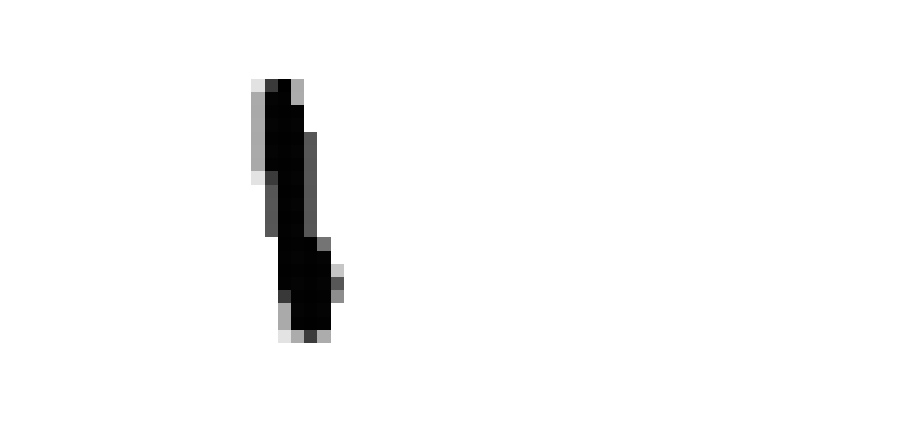
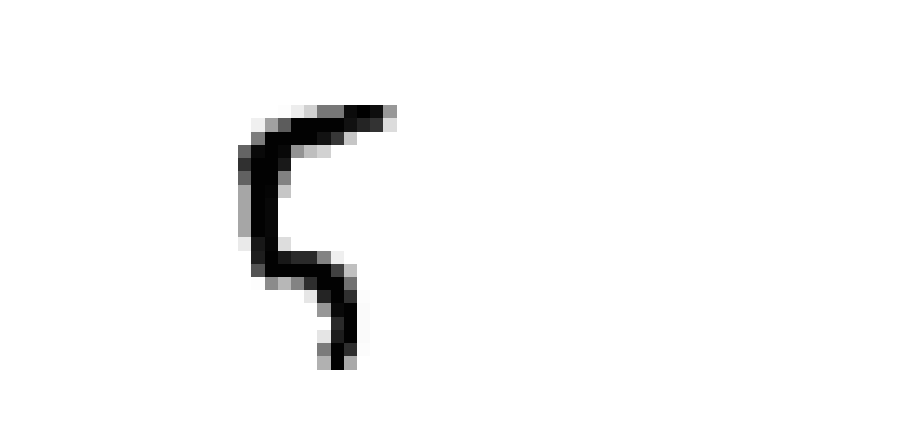
Before and after one commit to Sven90/Image_Processing, a Jupyter notebook: cam_live.ipynb, the cells around one changed output. Drawn from its saved outputs; the diff is of its cells as text; code cells hidden in the pictures.

```diff
--- a/cam_live.ipynb
+++ b/cam_live.ipynb
@@ -33,12 +30,12 @@ Downloading data from https://storage.googleapis.com/tensorflow/tf-keras-dataset
 # %%
 # process mnist data
-for i in range(0,201):
+for i in range(0,101):
     plt.imshow(255 - X_train[i,:,:], cmap='gray')
     plt.axis('off')
     plt.show()
     clear_output(wait=True)
 # %% [output]
-[figure, old version]
+[figure, new version]
 # %%
 # preparations
 cam = cv2.VideoCapture(0)
```
Also changed, not shown: parts of 2 cells of this notebook.
